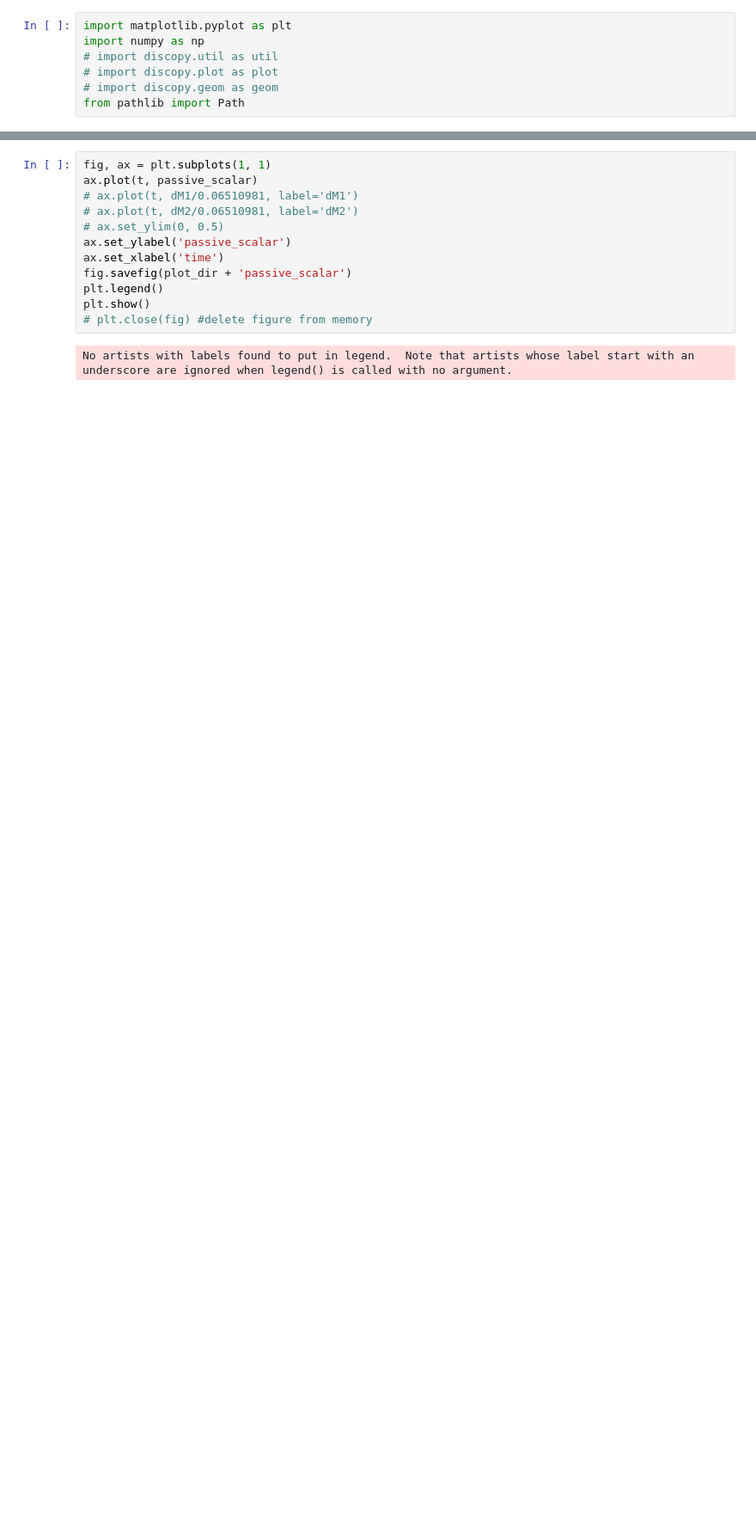
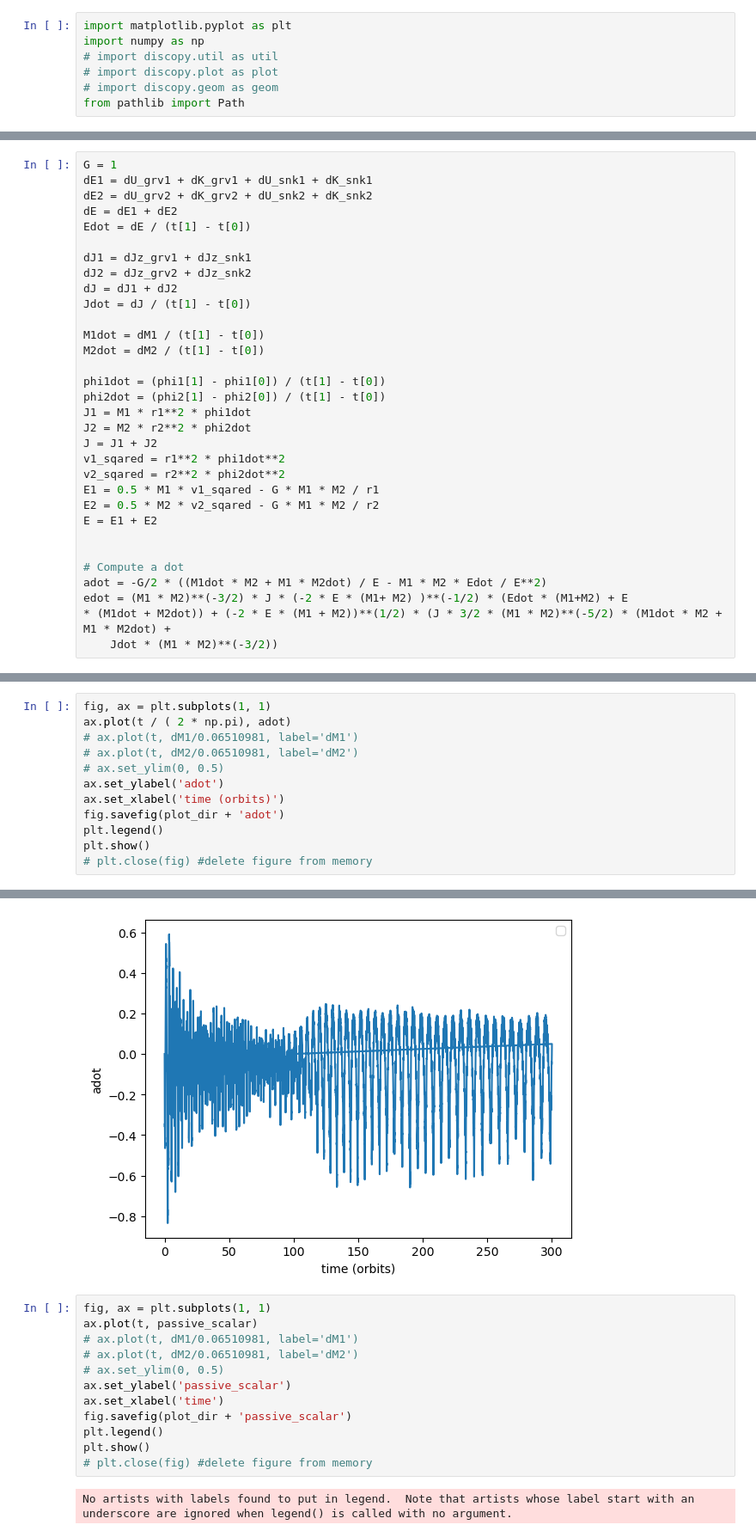
Before and after one commit to HangChelseaSu/Black_Hole_Accretion_Project_PI, a Jupyter notebook: Python_scripts/report_dat_data.ipynb, the cells around one changed output, grey strips where cells are left out. Shown at 86% size. Saved outputs shown, nothing was run; the diff lists cells and outputs as text; blank space fills up the shorter version.

Commit message:
adot e dot

```diff
--- a/Python_scripts/report_dat_data.ipynb
+++ b/Python_scripts/report_dat_data.ipynb
@@ -43,0 +66,32 @@ t[1] - t[0], t[10] - t[9], t[2] - t[1], t[80] - t[79]
+# %%
+G = 1
+dE1 = dU_grv1 + dK_grv1 + dU_snk1 + dK_snk1
+dE2 = dU_grv2 + dK_grv2 + dU_snk2 + dK_snk2
+dE = dE1 + dE2
+Edot = dE / (t[1] - t[0])
+
+dJ1 = dJz_grv1 + dJz_snk1
+dJ2 = dJz_grv2 + dJz_snk2
+dJ = dJ1 + dJ2
+Jdot = dJ / (t[1] - t[0])
+
+M1dot = dM1 / (t[1] - t[0])
+M2dot = dM2 / (t[1] - t[0])
+
+phi1dot = (phi1[1] - phi1[0]) / (t[1] - t[0])
+phi2dot = (phi2[1] - phi2[0]) / (t[1] - t[0])
+J1 = M1 * r1**2 * phi1dot
+J2 = M2 * r2**2 * phi2dot
+J = J1 + J2
+v1_sqared = r1**2 * phi1dot**2
+v2_sqared = r2**2 * phi2dot**2
+E1 = 0.5 * M1 * v1_sqared - G * M1 * M2 / r1
+E2 = 0.5 * M2 * v2_sqared - G * M1 * M2 / r2
+E = E1 + E2
+
+
+# Compute a dot
+adot = -G/2 * ((M1dot * M2 + M1 * M2dot) / E - M1 * M2 * Edot / E**2)
+edot = (M1 * M2)**(-3/2) * J * (-2 * E * (M1+ M2) )**(-1/2) * (Edot * (M1+M2) + E
+* (M1dot + M2dot)) + (-2 * E * (M1 + M2))**(1/2) * (J * 3/2 * (M1 * M2)**(-5/2) * (M1dot * M2 + M1 * M2dot) +
+    Jdot * (M1 * M2)**(-3/2))
@@ -43,0 +102,13 @@ t[1] - t[0], t[10] - t[9], t[2] - t[1], t[80] - t[79]
+# %%
+fig, ax = plt.subplots(1, 1)
+ax.plot(t / ( 2 * np.pi), adot)
+# ax.plot(t, dM1/0.06510981, label='dM1')
+# ax.plot(t, dM2/0.06510981, label='dM2')
+# ax.set_ylim(0, 0.5)
+ax.set_ylabel('adot')
+ax.set_xlabel('time (orbits)')
+fig.savefig(plot_dir + 'adot')
+plt.legend()
+plt.show()
+# plt.close(fig) #delete figure from memory
+# %% [output]
@@ -44,3 +116,4 @@ t[1] - t[0], t[10] - t[9], t[2] - t[1], t[80] - t[79]
+[figure, added]
 # %%
 fig, ax = plt.subplots(1, 1)
 ax.plot(t, passive_scalar)
```
Also changed, not shown: parts of 6 cells of this notebook, 5 other files.
